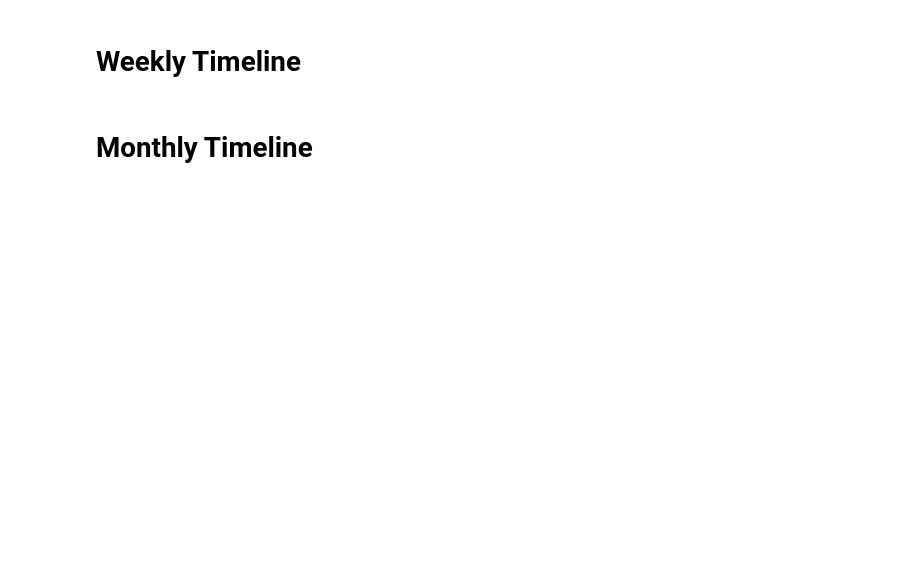
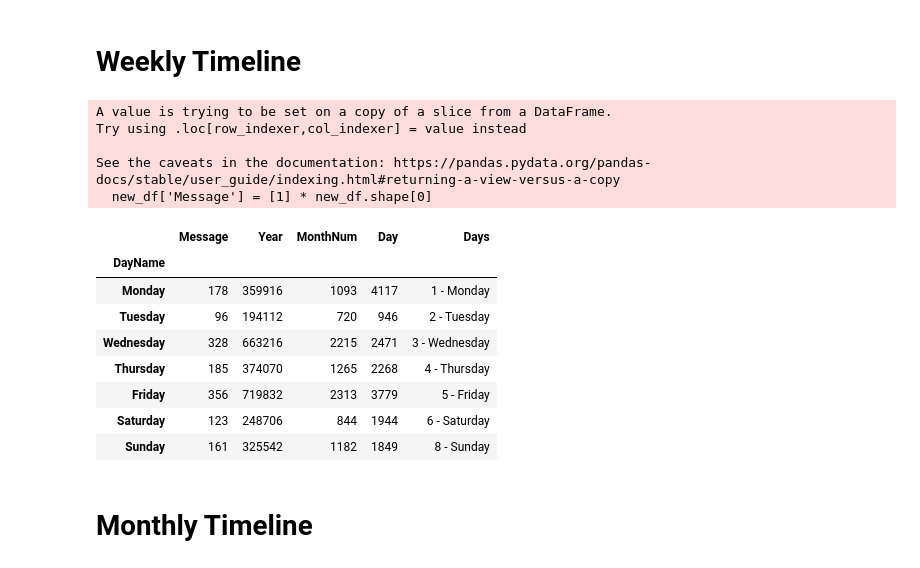
Before and after one commit to Als1510/WhatsAppChatAnalyser, a Jupyter notebook: Analysis.ipynb, the cells around one changed output. Cells and saved outputs as stored; diff of their text form; code cells hidden in the pictures; blank space fills up the shorter version.

```diff
--- a/Analysis.ipynb
+++ b/Analysis.ipynb
@@ -134,4 +170,32 @@ See the caveats in the documentation: https://pandas.pydata.org/pandas-docs/stab
 # %% [markdown]
 # Weekly Timeline
+# %%
+def weekly_timeline(selected_user, df):
+  if selected_user != 'Overall':
+    df = df[df['User'] == selected_user]
+  new_df = df[df['User'] != 'group_notification']
+
+  new_df['Message'] = [1] * new_df.shape[0]
+  days = [ 'Monday', 'Tuesday', 'Wednesday', 'Thursday', 'Friday', 'Saturday', 'Sunday']
+  new_df = new_df.groupby('DayName').sum().reindex(days)
+  new_df['Days'] = ['1 - Monday', '2 - Tuesday', '3 - Wednesday', '4 - Thursday', '5 - Friday', '6 - Saturday', '8 - Sunday']
+  return new_df
+# %%
+weekly_timeline('Overall', df)
+# %% [output]
+A value is trying to be set on a copy of a slice from a DataFrame.
+Try using .loc[row_indexer,col_indexer] = value instead
+
+See the caveats in the documentation: https://pandas.pydata.org/pandas-docs/stable/user_guide/indexing.html#returning-a-view-versus-a-copy
+  new_df['Message'] = [1] * new_df.shape[0]
+|  | Message | Year | MonthNum | Day | Days |
+| DayName |  |  |  |  |  |
+| Monday | 178 | 359916 | 1093 | 4117 | 1 - Monday |
+| Tuesday | 96 | 194112 | 720 | 946 | 2 - Tuesday |
+| Wednesday | 328 | 663216 | 2215 | 2471 | 3 - Wednesday |
+| Thursday | 185 | 374070 | 1265 | 2268 | 4 - Thursday |
+| Friday | 356 | 719832 | 2313 | 3779 | 5 - Friday |
+| Saturday | 123 | 248706 | 844 | 1944 | 6 - Saturday |
+| Sunday | 161 | 325542 | 1182 | 1849 | 8 - Sunday |
 # %% [markdown]
 # Monthly Timeline
```
Also changed, not shown: parts of 11 cells of this notebook, 3 other files.
